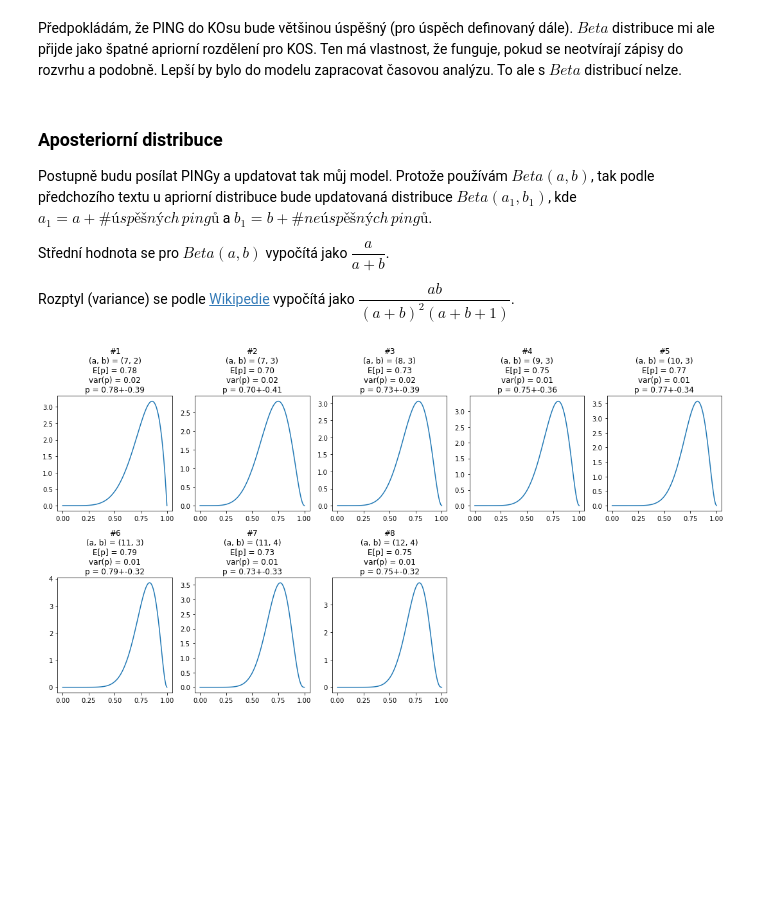
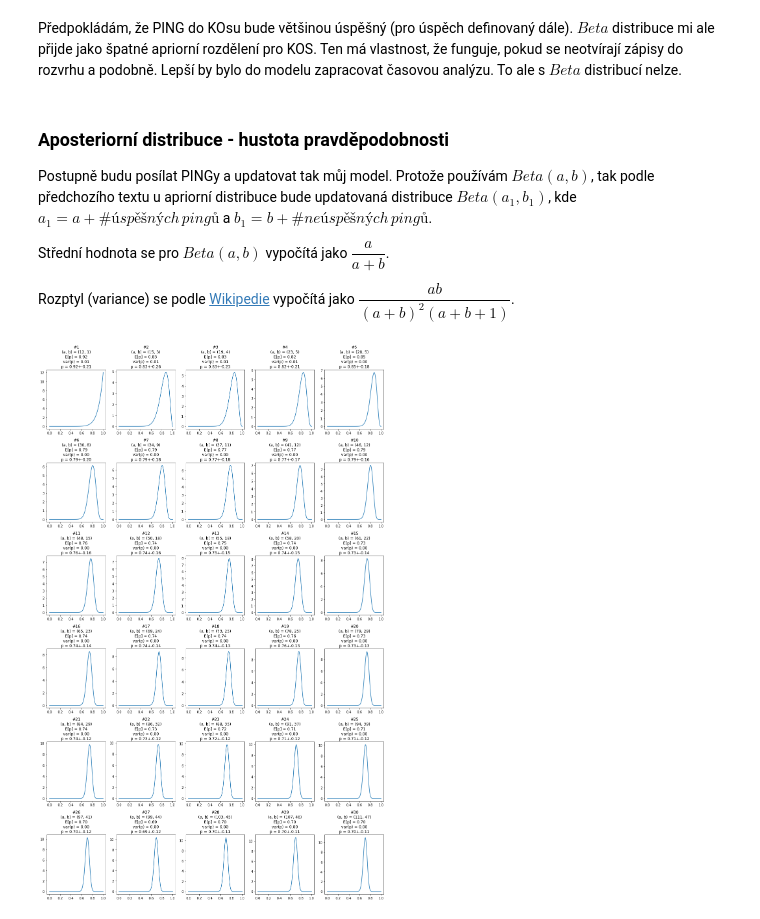
Before and after one commit to TaIos/ni-bml-ukol-ping, a Jupyter notebook: solution.ipynb, the cells around one changed output. Saved outputs shown, nothing was run; the diff lists cells and outputs as text; code cells hidden in the pictures; blank space fills up the shorter version.

```diff
--- a/solution.ipynb
+++ b/solution.ipynb
@@ -85,7 +85,7 @@ plt.show()
 Předpokládám, že PING do KOsu bude většinou úspěšný (pro úspěch definovaný dále).
 $Beta$ distribuce mi ale přijde jako špatné apriorní rozdělení pro KOS. Ten má vlastnost, že funguje, pokud se neotvírají zápisy do rozvrhu a podobně. Lepší by bylo do modelu zapracovat časovou analýzu. To ale s $Beta$ distribucí nelze.
 # %% [markdown]
-### Aposteriorní distribuce
+### Aposteriorní distribuce - hustota pravděpodobnosti
 
 Postupně budu posílat PINGy a updatovat tak můj model. Protože používám $Beta(a,b)$, tak podle předchozího textu u apriorní distribuce bude updatovaná distribuce $Beta(a_1, b_1)$, kde $a_1 = a + \#úspěšných\, pingů$ a $b_1 = b + \#neúspěšných \, pingů$.
 
@@ -94,40 +94,41 @@ Střední hodnota se pro $Beta(a,b)$ vypočítá jako $\dfrac{a}{a+b}$.
 Rozptyl (variance) se podle [Wikipedie](https://en.wikipedia.org/wiki/Beta_distribution) vypočítá jako $\dfrac{ab}{(a+b)^2 (a+b+1)}$.
 # %%
 limit = 11 # za touto hranici v milisekundách se ping pocita jako neuspesny
-nsamples = 1 # kolik pingu poslat najednout (pro= =1 degeneruje na Bernoulli)
-nupdates = 8 # kolik updatu apriorni rozdeleni se provede
+nsamples = 5 # kolik pingu poslat najednout (pro= =1 Bernoulli, jinak Binomicke)
+nupdates = 30 # kolik updatu apriorni rozdeleni se provede
 url = 'https://www.kos.cvut.cz/' # url, na kterou se budou pingy posilat
 a, b = a0, b0
+param_log = [] # logging a,b for graphs later
 
 # matplotlib prep
 ncol = 5
 nrow = math.ceil(nupdates / ncol)
 fig, axs = plt.subplots(nrow, ncol, figsize=(15,nrow*4))
 axs = axs.ravel() # flatten 2D for easy indexing
 [ x.remove() for x in axs[nupdates:]] # remove escessive plots
 xticks = np.linspace(0, 1, 100)
 
-
 for i in range(nupdates):
     OK =  sum(list(map(lambda x: x <= limit, ping_time(nsamples, url))))
     FAIL = nsamples - OK
     a = a + OK
     b = b + FAIL
     var = (a*b) / ( (a+b)**2 * (a+b+1) )
     std = math.sqrt(var)
     mean =  a / (a+b)
+    param_log.append((a, b))
 
     # matplotlib
     axs[i].set_title(
             f'#{i+1}\n'
             f'(a, b) = ({a}, {b})\n'
             f'E[p] = {mean:0.2f}\n'
             f'var(p) = {var:0.2f}\n'
             f'p = {mean:.2f}+-{3*std:.2f}'
            )
     dist = beta.pdf(xticks, a, b)
     axs[i].plot(xticks, dist)
 
 fig.tight_layout()
 # %% [output]
-[figure, old version]
+[figure, new version]
```
Also changed, not shown: parts of 4 cells of this notebook.
